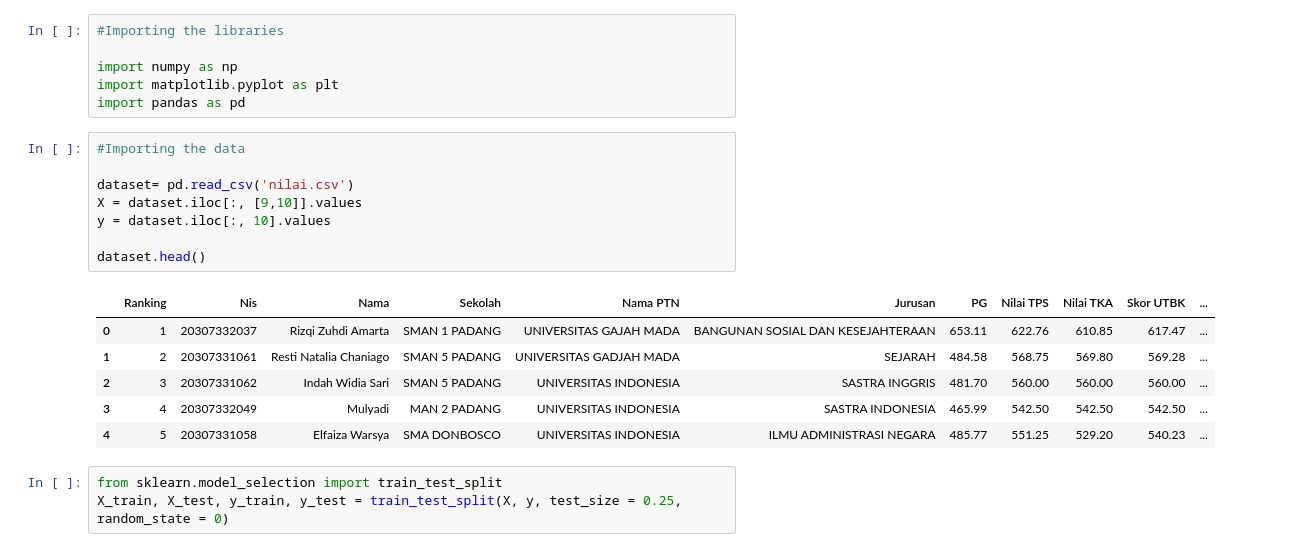
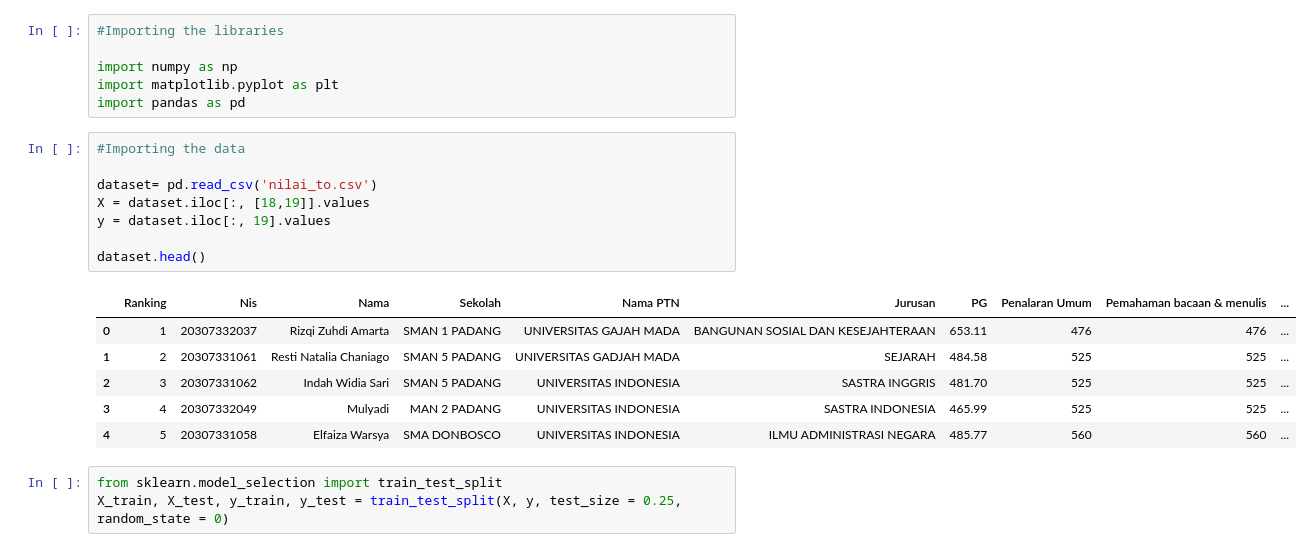
Before and after one commit to LiscaAngriani/APM_Kelompok3, a Jupyter notebook: TB_KNN.ipynb, the cells around one changed output. Saved outputs shown, nothing was run; the diff lists cells and outputs as text.

```diff
--- a/TB_KNN.ipynb
+++ b/TB_KNN.ipynb
@@ -9,18 +9,18 @@ import pandas as pd
 # %%
 #Importing the data
 
-dataset= pd.read_csv('nilai.csv')
-X = dataset.iloc[:, [9,10]].values
-y = dataset.iloc[:, 10].values
+dataset= pd.read_csv('nilai_to.csv')
+X = dataset.iloc[:, [18,19]].values
+y = dataset.iloc[:, 19].values
 
 dataset.head()
 # %% [output]
-|  | Ranking | Nis | Nama | Sekolah | Nama PTN | Jurusan | PG | Nilai TPS | Nilai TKA | Skor UTBK | ... |
-| 0 | 1 | 20307332037 | Rizqi Zuhdi Amarta | SMAN 1 PADANG | UNIVERSITAS GAJAH MADA | BANGUNAN SOSIAL DAN KESEJAHTERAAN | 653.11 | 622.76 | 610.85 | 617.47 | ... |
-| 1 | 2 | 20307331061 | Resti Natalia Chaniago | SMAN 5 PADANG | UNIVERSITAS GADJAH MADA | SEJARAH | 484.58 | 568.75 | 569.80 | 569.28 | ... |
-| 2 | 3 | 20307331062 | Indah Widia Sari | SMAN 5 PADANG | UNIVERSITAS INDONESIA | SASTRA INGGRIS | 481.70 | 560.00 | 560.00 | 560.00 | ... |
-| 3 | 4 | 20307332049 | Mulyadi | MAN 2 PADANG | UNIVERSITAS INDONESIA | SASTRA INDONESIA | 465.99 | 542.50 | 542.50 | 542.50 | ... |
-| 4 | 5 | 20307331058 | Elfaiza Warsya | SMA DONBOSCO | UNIVERSITAS INDONESIA | ILMU ADMINISTRASI NEGARA | 485.77 | 551.25 | 529.20 | 540.23 | ... |
+|  | Ranking | Nis | Nama | Sekolah | Nama PTN | Jurusan | PG | Penalaran Umum | Pemahaman bacaan & menulis | ... |
+| 0 | 1 | 20307332037 | Rizqi Zuhdi Amarta | SMAN 1 PADANG | UNIVERSITAS GAJAH MADA | BANGUNAN SOSIAL DAN KESEJAHTERAAN | 653.11 | 476 | 476 | ... |
+| 1 | 2 | 20307331061 | Resti Natalia Chaniago | SMAN 5 PADANG | UNIVERSITAS GADJAH MADA | SEJARAH | 484.58 | 525 | 525 | ... |
+| 2 | 3 | 20307331062 | Indah Widia Sari | SMAN 5 PADANG | UNIVERSITAS INDONESIA | SASTRA INGGRIS | 481.70 | 525 | 525 | ... |
+| 3 | 4 | 20307332049 | Mulyadi | MAN 2 PADANG | UNIVERSITAS INDONESIA | SASTRA INDONESIA | 465.99 | 525 | 525 | ... |
+| 4 | 5 | 20307331058 | Elfaiza Warsya | SMA DONBOSCO | UNIVERSITAS INDONESIA | ILMU ADMINISTRASI NEGARA | 485.77 | 560 | 560 | ... |
 # %%
 from sklearn.model_selection import train_test_split
 X_train, X_test, y_train, y_test = train_test_split(X, y, test_size = 0.25, random_state = 0)
```
Also changed, not shown: parts of 1 cell of this notebook.
